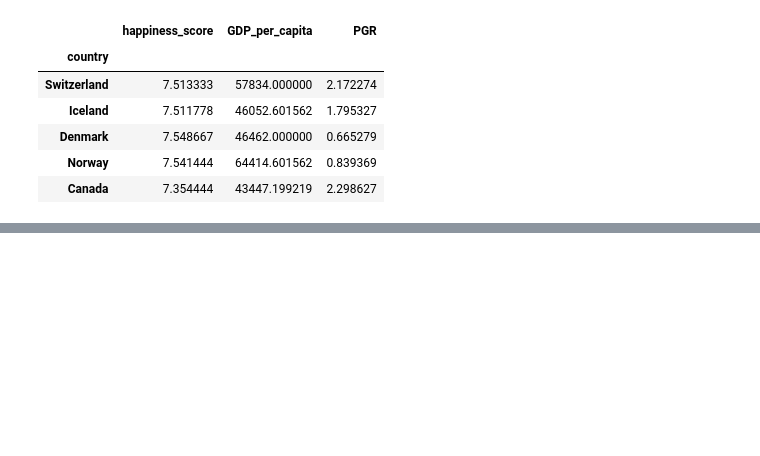
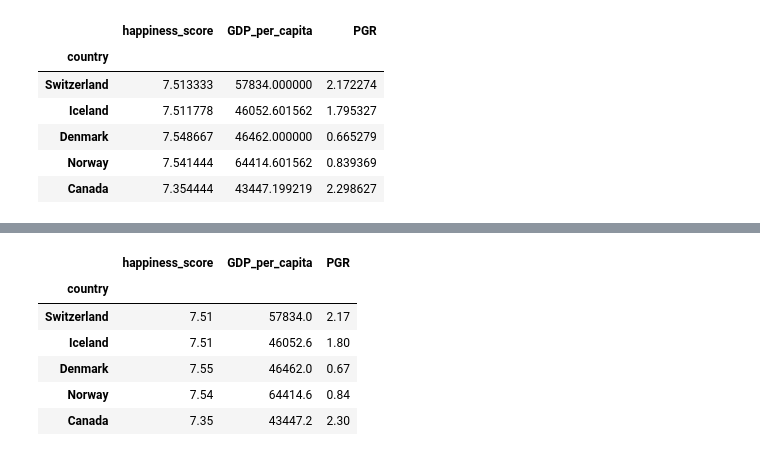
Before and after one commit to prisp90/IS-Project-2, a Jupyter notebook: IS-Project-2.ipynb, the cells around one changed output, grey strips where cells are left out. Drawn from its saved outputs; the diff is of its cells as text; code cells hidden in the pictures; blank space fills up the shorter version.

```diff
--- a/IS-Project-2.ipynb
+++ b/IS-Project-2.ipynb
@@ -201,2 +200,20 @@ GDP_happiness_population_df.head()
+# %%
+GDP_happiness_population_df_happiness_score_fixed = np.nan_to_num(GDP_happiness_population_df['happiness_score'])
+GDP_happiness_population_df_gdp_fixed = np.nan_to_num(GDP_happiness_population_df['GDP_per_capita'].astype('float64'))
+GDP_happiness_population_df_pgr_fixed = np.nan_to_num(GDP_happiness_population_df['PGR'])
+
+GDP_happiness_population_df['happiness_score'] = GDP_happiness_population_df_happiness_score_fixed
+GDP_happiness_population_df['GDP_per_capita'] = GDP_happiness_population_df_gdp_fixed
+GDP_happiness_population_df['PGR'] = GDP_happiness_population_df_pgr_fixed
+
+GDP_happiness_population_df.head()
+# %% [output]
+|  | happiness_score | GDP_per_capita | PGR |
+| country |  |  |  |
+| Switzerland | 7.51 | 57834.0 | 2.17 |
+| Iceland | 7.51 | 46052.6 | 1.80 |
+| Denmark | 7.55 | 46462.0 | 0.67 |
+| Norway | 7.54 | 64414.6 | 0.84 |
+| Canada | 7.35 | 43447.2 | 2.30 |
 # %%
 plt.scatter(GDP_happiness_population_df['happiness_score'],GDP_happiness_population_df['PGR'])
```
Also changed, not shown: parts of 22 cells of this notebook.
